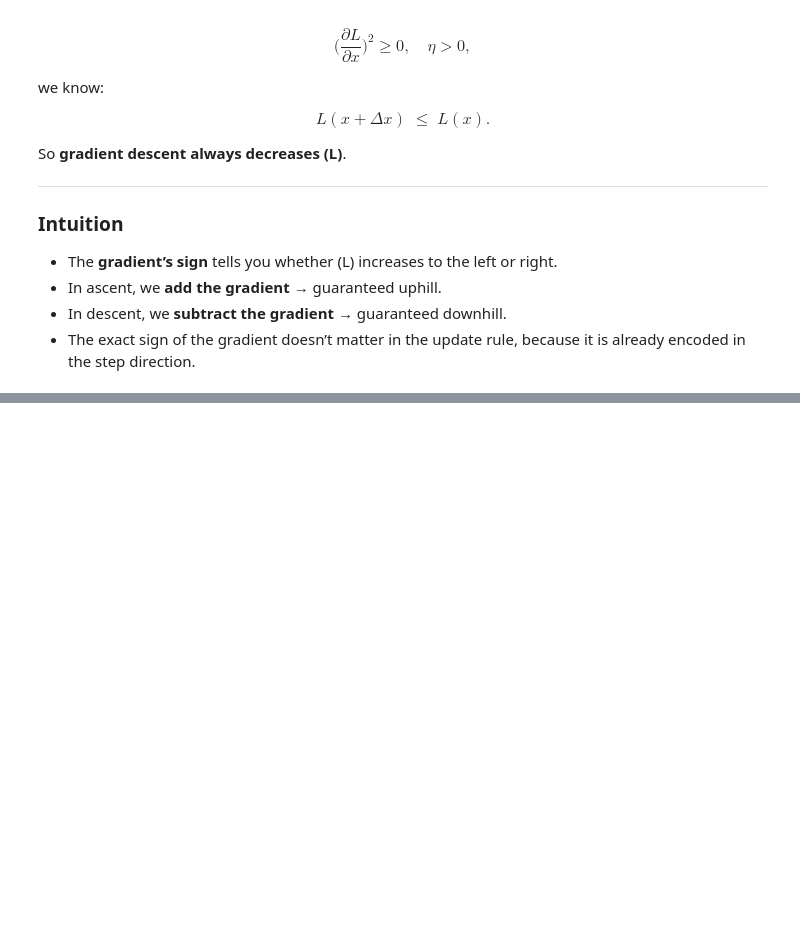
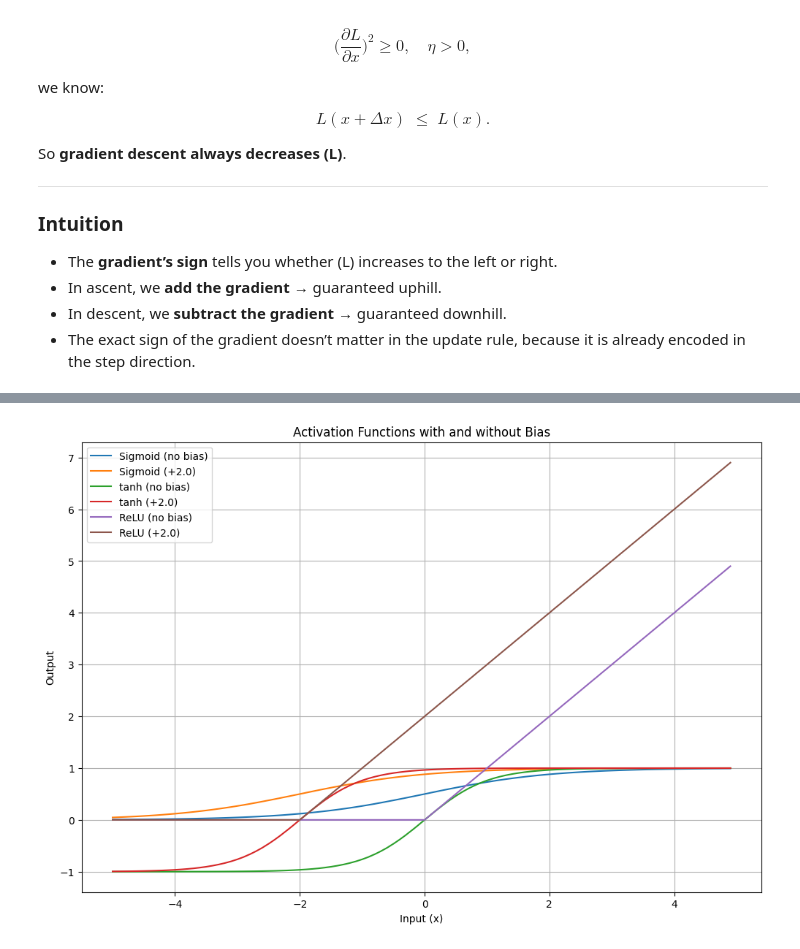
Before and after one commit to 57baek/gpt-from-scratch, a Jupyter notebook: autograd/codes/autograd.ipynb, the cells around one changed output, grey strips where cells are left out. Saved outputs shown, nothing was run; the diff lists cells and outputs as text; code cells hidden in the pictures; blank space fills up the shorter version.

```diff
--- a/autograd/codes/autograd.ipynb
+++ b/autograd/codes/autograd.ipynb
@@ -1350,0 +1363,48 @@ So **gradient descent always decreases \(L\)**.
+# %%
+# 📌 Apply activation functions and bias
+
+import matplotlib.pyplot as plt
+import numpy as np
+import math
+
+# Input values
+x = np.arange(-5, 5, 0.1)
+
+# Define activation functions
+def sigmoid(z):
+    return 1 / (1 + np.exp(-z))
+
+def relu(z):
+    return np.maximum(0, z)
+
+def linear(z):
+    return z
+
+# Bias term
+bias = 2.0
+
+# Apply functions with and without bias
+activations = {
+    "Sigmoid (no bias)": sigmoid(x),
+    f"Sigmoid (+{bias})": sigmoid(x + bias),
+    "tanh (no bias)": np.tanh(x),
+    f"tanh (+{bias})": np.tanh(x + bias),
+    "ReLU (no bias)": relu(x),
+    f"ReLU (+{bias})": relu(x + bias),
+    #"Linear (no bias)": linear(x),
+    #f"Linear (+{bias})": linear(x + bias),
+}
+
+# Plot
+plt.figure(figsize=(12, 8))
+for name, y in activations.items():
+    plt.plot(x, y, label=name)
+
+plt.title("Activation Functions with and without Bias")
+plt.xlabel("Input (x)")
+plt.ylabel("Output")
+plt.grid(True)
+plt.legend()
+plt.show()
+# %% [output]
+[figure, added]
```
Also changed, not shown: parts of 9 cells of this notebook.
